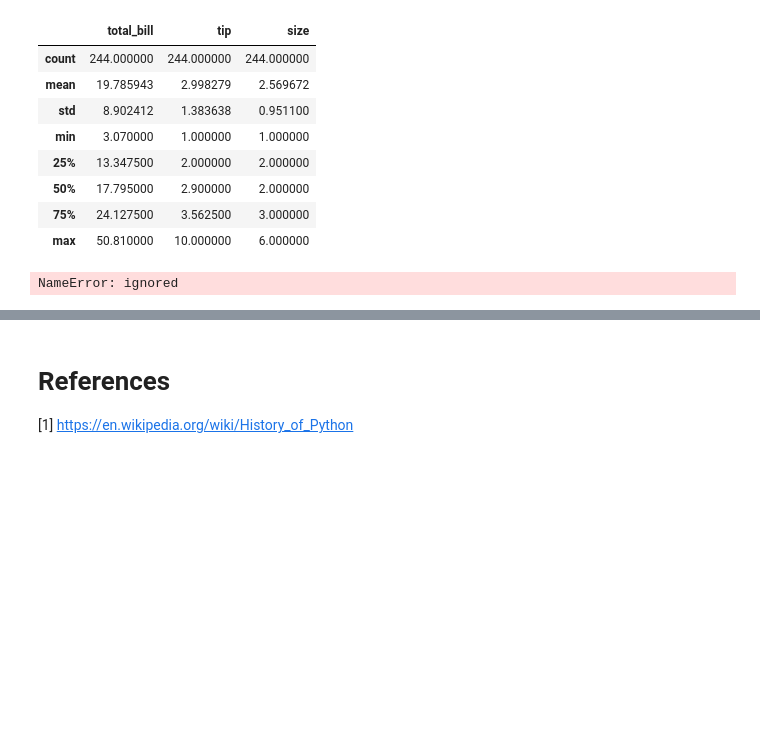
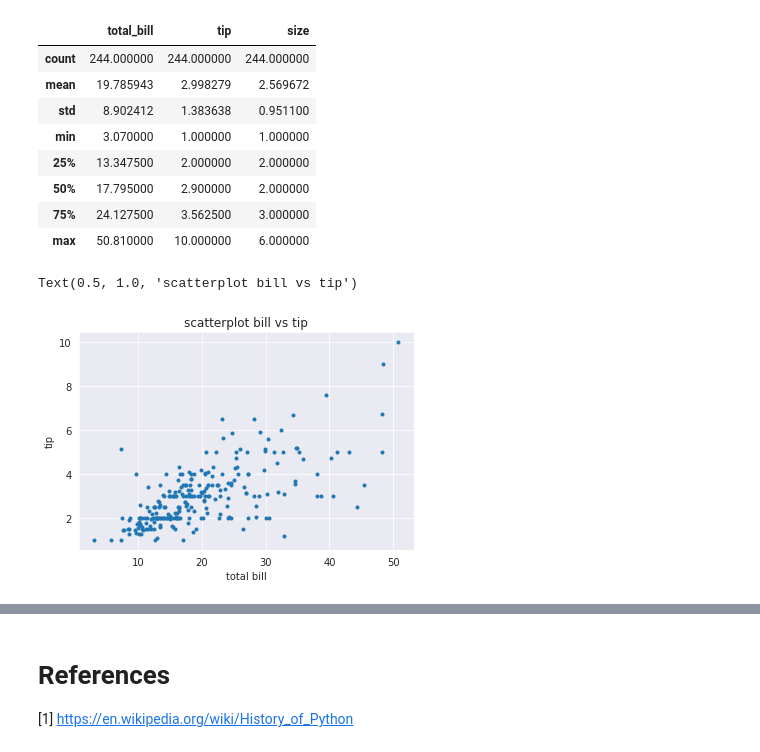
Before and after one commit to jear2412/MetodosLineales, a Jupyter notebook: intropython.ipynb, the cells around one changed output, grey strips where cells are left out. Drawn from its saved outputs; the diff is of its cells as text; code cells hidden in the pictures; blank space fills up the shorter version.

```diff
--- a/intropython.ipynb
+++ b/intropython.ipynb
@@ -398,9 +387,13 @@ pd.DataFrame.describe(tips)
 | 75% | 24.127500 | 3.562500 | 3.000000 |
 | max | 50.810000 | 10.000000 | 6.000000 |
 # %%
-plt.plot( tips['total_bill']  , tips['tip'])
+plt.plot( tips['total_bill']  , tips['tip'], '.')
+plt.xlabel('total bill')
+plt.ylabel('tip')
+plt.title('scatterplot bill vs tip')
 # %% [output]
-NameError: ignored
+Text(0.5, 1.0, 'scatterplot bill vs tip')
+[figure, added]
 # %%
 g = sns.jointplot(x="total_bill", y="tip", data=tips,
                   kind="reg", truncate=False,
```
Also changed, not shown: parts of 15 cells of this notebook.
